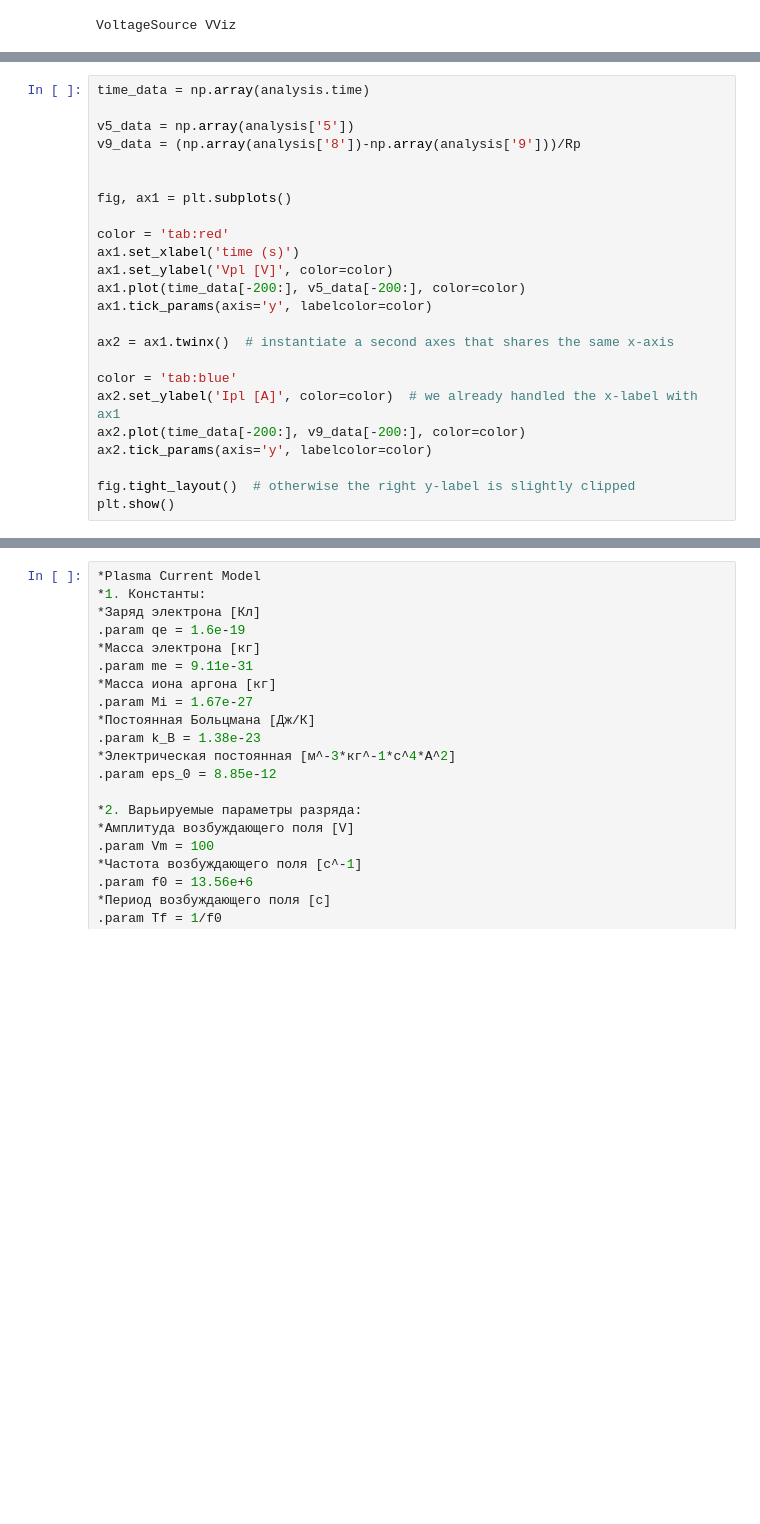
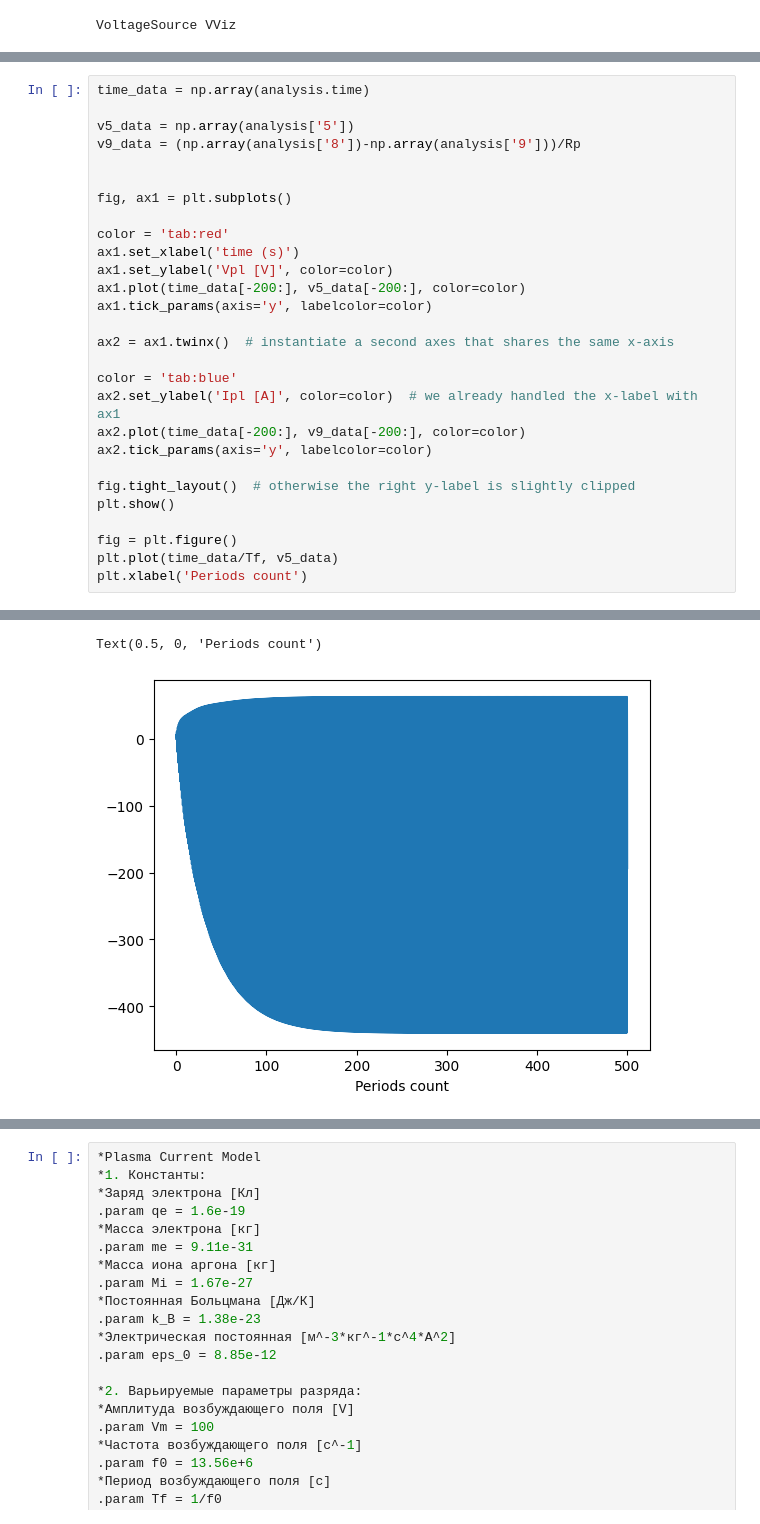
Before and after one commit to dsamsonov1/rf_plasma_impedance, a Jupyter notebook: rf_discharge.ipynb, the cells around one changed output, grey strips where cells are left out. Cells and saved outputs as stored; diff of their text form; blank space fills up the shorter version.

```diff
--- a/rf_discharge.ipynb
+++ b/rf_discharge.ipynb
@@ -175,26 +136,32 @@ CCs1 7 5 C='sqrt(8.85e-20/abs(v(7,5)))'
 # %%
 time_data = np.array(analysis.time)
 
 v5_data = np.array(analysis['5'])
 v9_data = (np.array(analysis['8'])-np.array(analysis['9']))/Rp
 
 
 fig, ax1 = plt.subplots()
 
 color = 'tab:red'
 ax1.set_xlabel('time (s)')
 ax1.set_ylabel('Vpl [V]', color=color)
 ax1.plot(time_data[-200:], v5_data[-200:], color=color)
 ax1.tick_params(axis='y', labelcolor=color)
 
 ax2 = ax1.twinx()  # instantiate a second axes that shares the same x-axis
 
 color = 'tab:blue'
 ax2.set_ylabel('Ipl [A]', color=color)  # we already handled the x-label with ax1
 ax2.plot(time_data[-200:], v9_data[-200:], color=color)
 ax2.tick_params(axis='y', labelcolor=color)
 
 fig.tight_layout()  # otherwise the right y-label is slightly clipped
 plt.show()
+
+fig = plt.figure()
+plt.plot(time_data/Tf, v5_data)
+plt.xlabel('Periods count')
 # %% [output]
 [figure]
+Text(0.5, 0, 'Periods count')
+[figure, added]
```
Also changed, not shown: parts of 8 cells of this notebook.
